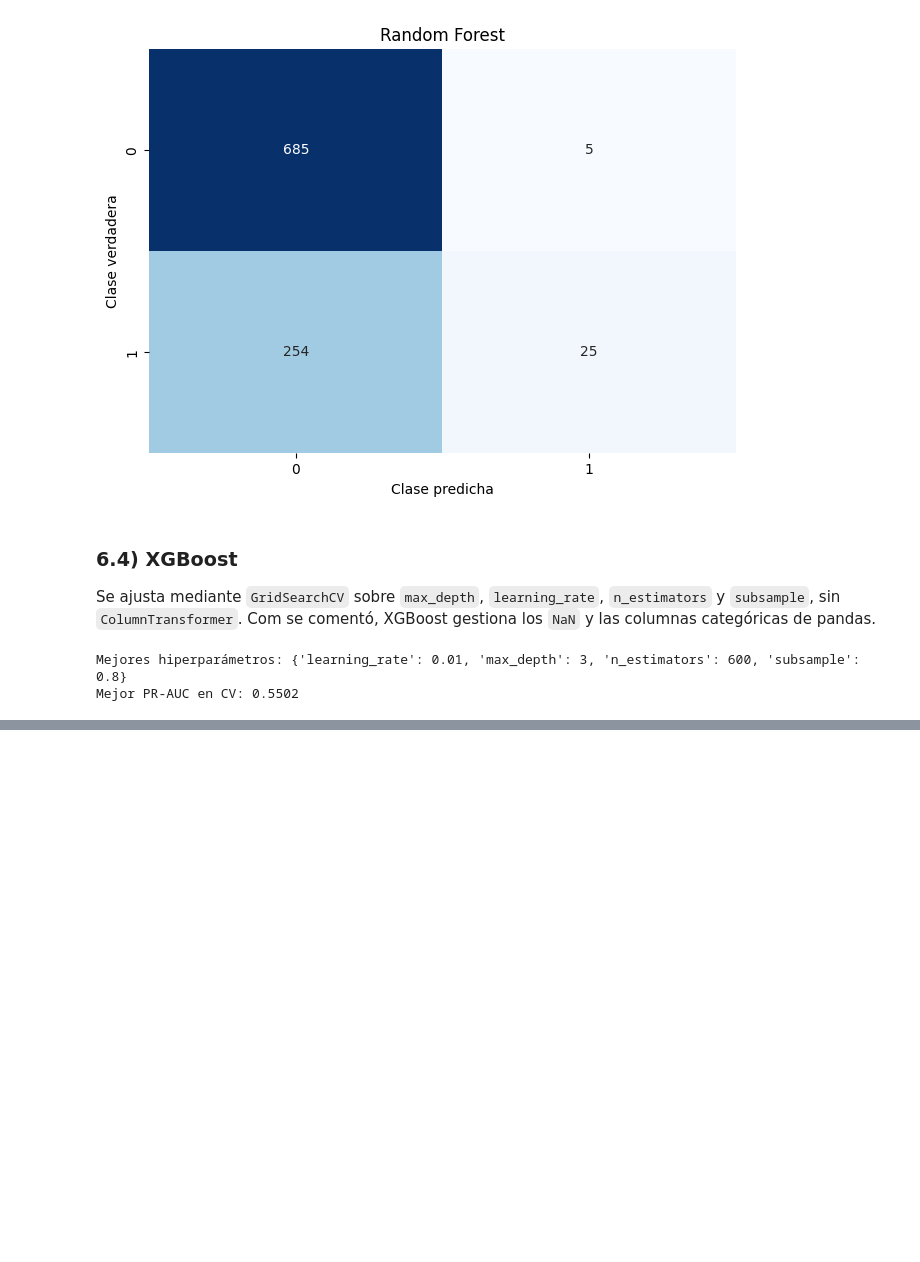
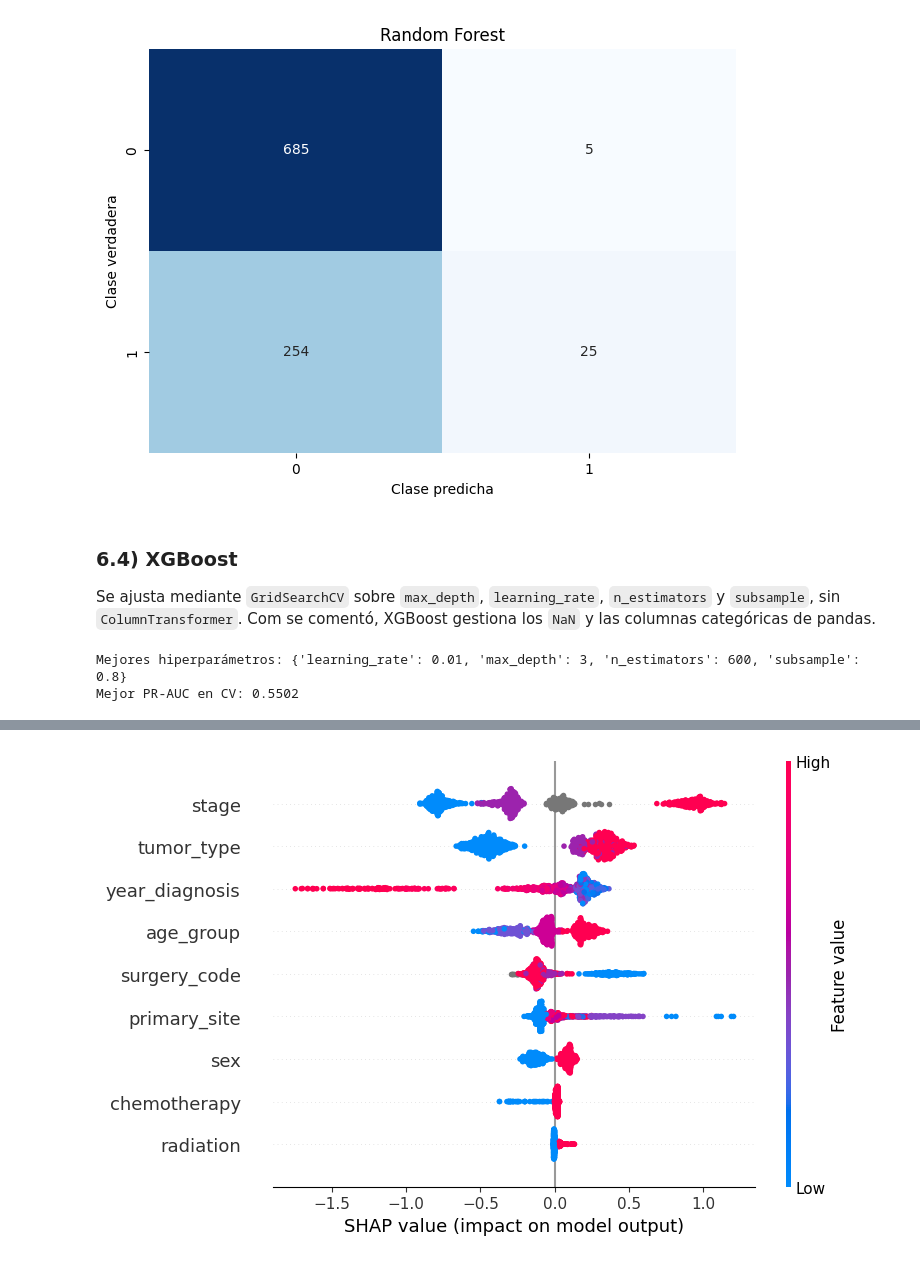
Before and after one commit to alonsocg5/TFM_Alonso_Castanon, a Jupyter notebook: notebooks/03_modelo_ML.ipynb, the cells around one changed output, grey strips where cells are left out. Saved outputs shown, nothing was run; the diff lists cells and outputs as text; code cells hidden in the pictures; blank space fills up the shorter version.

```diff
--- a/notebooks/03_modelo_ML.ipynb
+++ b/notebooks/03_modelo_ML.ipynb
@@ -456,0 +702,3 @@ PR-AUC:    0.559
+# %%
+explainer = shap.TreeExplainer(best_xgb)
+shap_values = explainer.shap_values(X_test)
@@ -456,0 +709,11 @@ PR-AUC:    0.559
+# %%
+# Copia para la visualización con categorías en numeros
+X_test_display = X_test.copy()
+for col in X_test_display.select_dtypes(include='category').columns:
+    X_test_display[col] = X_test_display[col].cat.codes.replace(-1, float('nan'))
+
+shap.summary_plot(shap_values, X_test_display, show=False)
+plt.tight_layout()
+plt.show()
+# %% [output]
+[figure, added]
```
Also changed, not shown: parts of 29 cells of this notebook, 1 other file.
